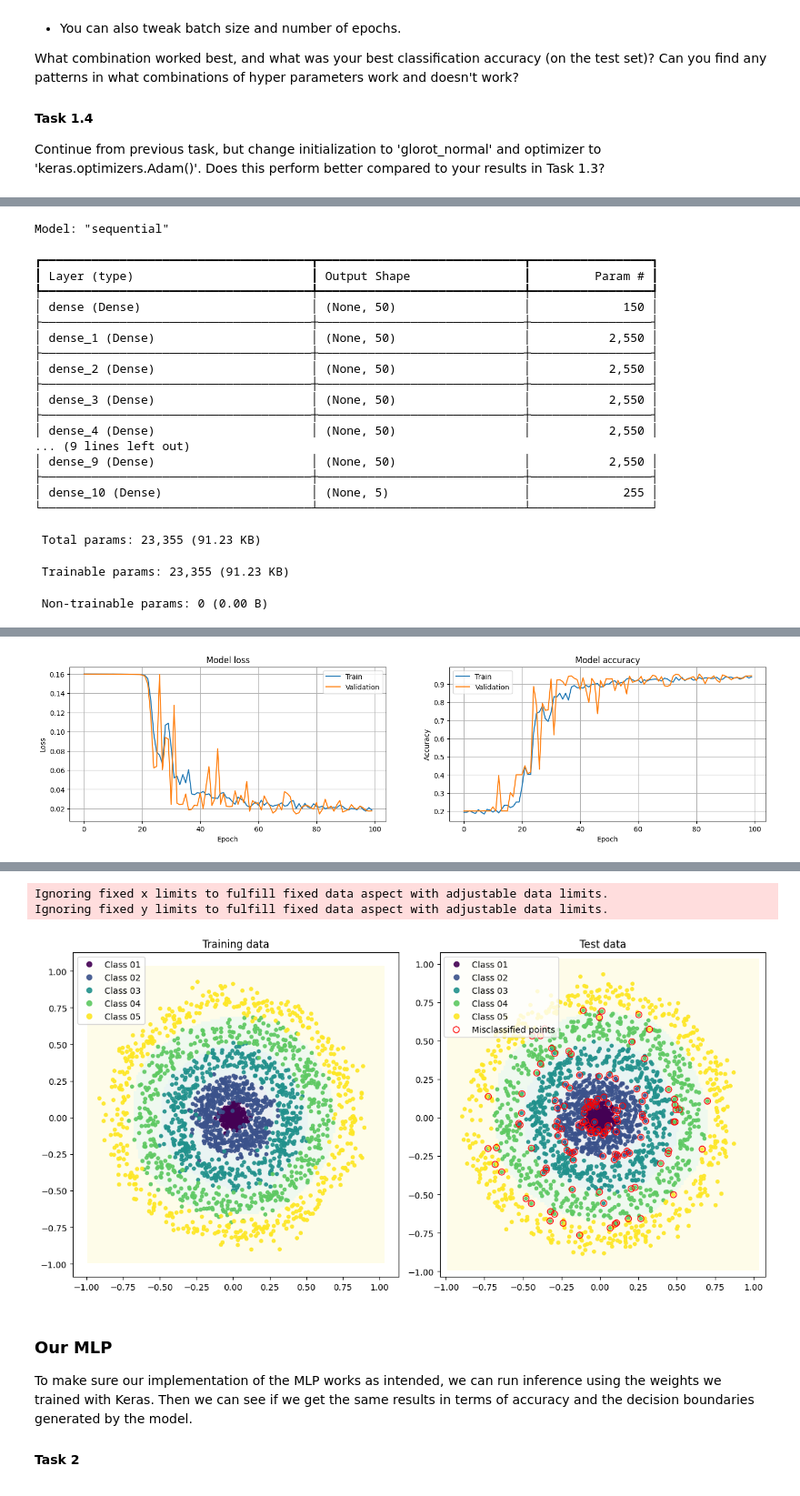
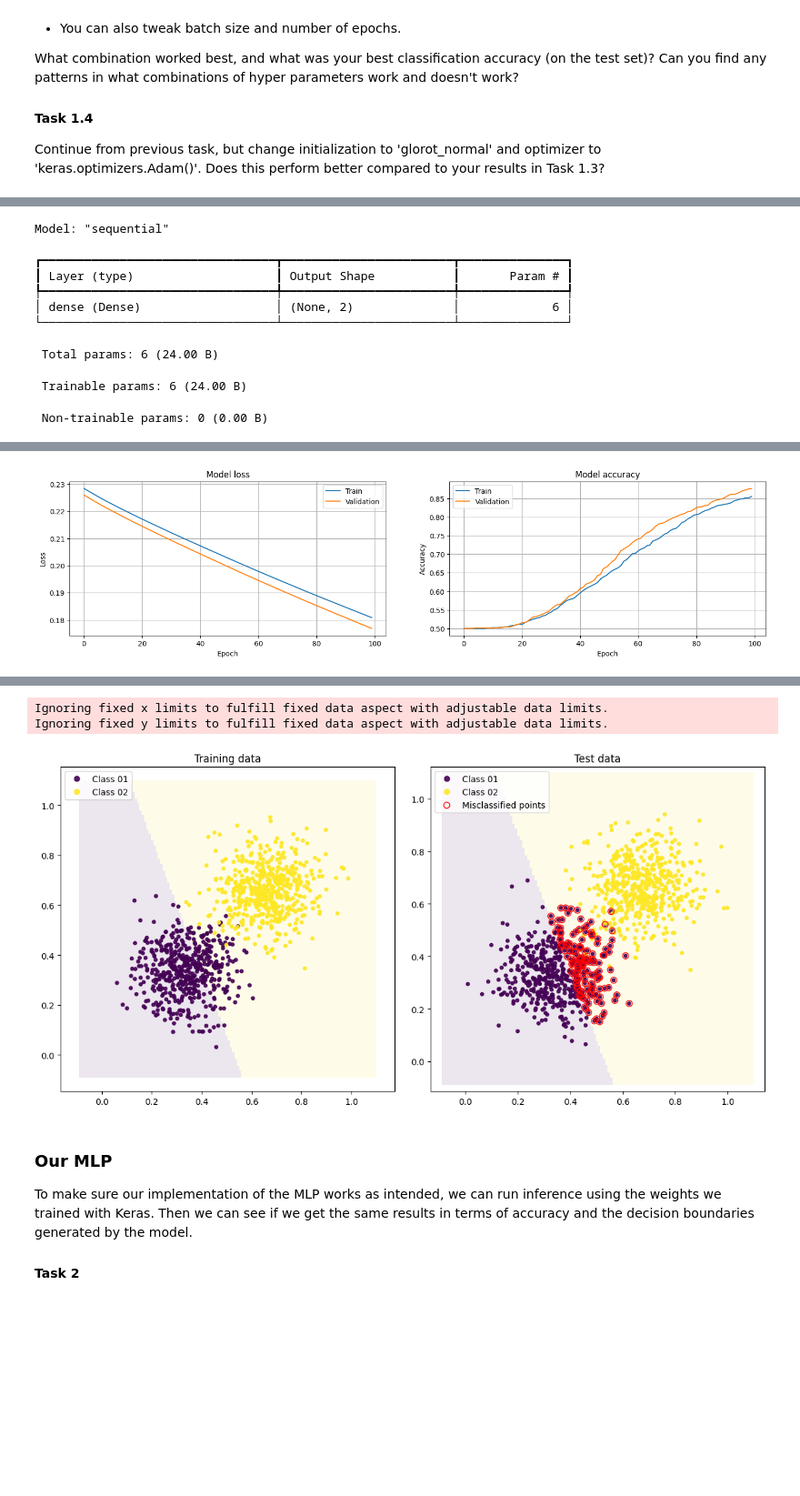
Before and after one commit to Marcus-Skoglund/deep_learning, a Jupyter notebook: Labs/Lab1/lab01.ipynb, the cells around one changed output, grey strips where cells are left out. Shown: that part at 91% size. Drawn from its saved outputs; the diff is of its cells as text; code cells hidden in the pictures; blank space fills up the shorter version.

```diff
--- a/Labs/Lab1/lab01.ipynb
+++ b/Labs/Lab1/lab01.ipynb
@@ -65,19 +65,27 @@ importlib.reload(keras_mlp)
 from tensorflow import keras
 
 # Uncomment to be able to change data specification (instead of having to run the above cell every time)
-#data.generate(dataset='linear', N_train=512, N_test=512, K=2, sigma=0.1) # Task 1.1
+data.generate(dataset='linear', N_train=512, N_test=512, K=2, sigma=0.1) # Task 1.1
 #data.generate(dataset='polar', N_train=512, N_test=512, K=2, sigma=0.1)  # Task 1.2
-data.generate(dataset='polar', N_train=512, N_test=512, K=5, sigma=0.05) # Task 1.3
+#data.generate(dataset='polar', N_train=512, N_test=512, K=5, sigma=0.05) # Task 1.3
 
 # Hyper-parameters
-hidden_layers = 10     # The number of hidden layers in the network (total number of layers will be L=hidden_layers+1)
+hidden_layers = 0     # The number of hidden layers in the network (total number of layers will be L=hidden_layers+1)
 layer_width = 50       # The number of neurons in each hidden layer
 activation = 'relu' # Activation function of hidden layers
-init = keras.initializers.RandomNormal(mean=0.01, stddev=0.1) # Initialization method (starting point for the optimization)
+#init = keras.initializers.RandomNormal(mean=0.01, stddev=0.1) # Initialization method (starting point for the optimization)
 epochs = 100            # Number of epochs for the training
 batch_size = 16      # Batch size to use in training
 loss = keras.losses.MeanSquaredError() # Loss function
-opt = keras.optimizers.SGD(learning_rate=0.06, momentum=0.8) # Optimizer
+#opt = keras.optimizers.SGD(learning_rate=0.06, momentum=0.8) # Optimizer
+
+'''# Exponential decay
+initial_learning_rate = 0.1
+lr_schedule = keras.optimizers.schedules.ExponentialDecay(initial_learning_rate, decay_steps=500, decay_rate=0.9, staircase=True)
+opt = keras.optimizers.SGD(learning_rate=lr_schedule, momentum=0.8)
+'''
+init = keras.initializers.glorot_normal() # Initialization method (starting point for the optimization)
+opt = keras.optimizers.Adam(learning_rate=0.0001) # Optimizer Adam
 
 # The Keras MLP model
 model_k = keras_mlp.KerasMLP(data, verbose=True)
@@ -111,22 +119,10 @@ Data specification:
 Model: "sequential"
-┏━━━━━━━━━━━━━━━━━━━━━━━━━━━━━━━━━━━━━━┳━━━━━━━━━━━━━━━━━━━━━━━━━━━━━┳━━━━━━━━━━━━━━━━━┓
-┃ Layer (type)                         ┃ Output Shape                ┃         Param # ┃
-┡━━━━━━━━━━━━━━━━━━━━━━━━━━━━━━━━━━━━━━╇━━━━━━━━━━━━━━━━━━━━━━━━━━━━━╇━━━━━━━━━━━━━━━━━┩
-│ dense (Dense)                        │ (None, 50)                  │             150 │
-├──────────────────────────────────────┼─────────────────────────────┼─────────────────┤
-│ dense_1 (Dense)                      │ (None, 50)                  │           2,550 │
-├──────────────────────────────────────┼─────────────────────────────┼─────────────────┤
-│ dense_2 (Dense)                      │ (None, 50)                  │           2,550 │
-├──────────────────────────────────────┼─────────────────────────────┼─────────────────┤
-│ dense_3 (Dense)                      │ (None, 50)                  │           2,550 │
-├──────────────────────────────────────┼─────────────────────────────┼─────────────────┤
-│ dense_4 (Dense)                      │ (None, 50)                  │           2,550 │
-... (9 lines left out)
-│ dense_9 (Dense)                      │ (None, 50)                  │           2,550 │
-├──────────────────────────────────────┼─────────────────────────────┼─────────────────┤
-│ dense_10 (Dense)                     │ (None, 5)                   │             255 │
-└──────────────────────────────────────┴─────────────────────────────┴─────────────────┘
+┏━━━━━━━━━━━━━━━━━━━━━━━━━━━━━━━━━┳━━━━━━━━━━━━━━━━━━━━━━━━┳━━━━━━━━━━━━━━━┓
+┃ Layer (type)                    ┃ Output Shape           ┃       Param # ┃
+┡━━━━━━━━━━━━━━━━━━━━━━━━━━━━━━━━━╇━━━━━━━━━━━━━━━━━━━━━━━━╇━━━━━━━━━━━━━━━┩
+│ dense (Dense)                   │ (None, 2)              │             6 │
+└─────────────────────────────────┴────────────────────────┴───────────────┘
- Total params: 23,355 (91.23 KB)
+ Total params: 6 (24.00 B)
- Trainable params: 23,355 (91.23 KB)
+ Trainable params: 6 (24.00 B)
  Non-trainable params: 0 (0.00 B)
 Epoch 1/100
@@ -149,2 +145,2 @@ Epoch 100/100
-[figure, old version]
+[figure, new version]
 Model performance:
@@ -159,6 +155,6 @@ Model performance:
 Ignoring fixed x limits to fulfill fixed data aspect with adjustable data limits.
 Ignoring fixed y limits to fulfill fixed data aspect with adjustable data limits.
-[figure, old version]
+[figure, new version]
 # %% [markdown]
 ### Our MLP
 To make sure our implementation of the MLP works as intended, we can run inference using the weights we trained with Keras. Then we can see if we get the same results in terms of accuracy and the decision boundaries generated by the model.
```
Also changed, not shown: parts of 3 cells of this notebook, 3 other files.
